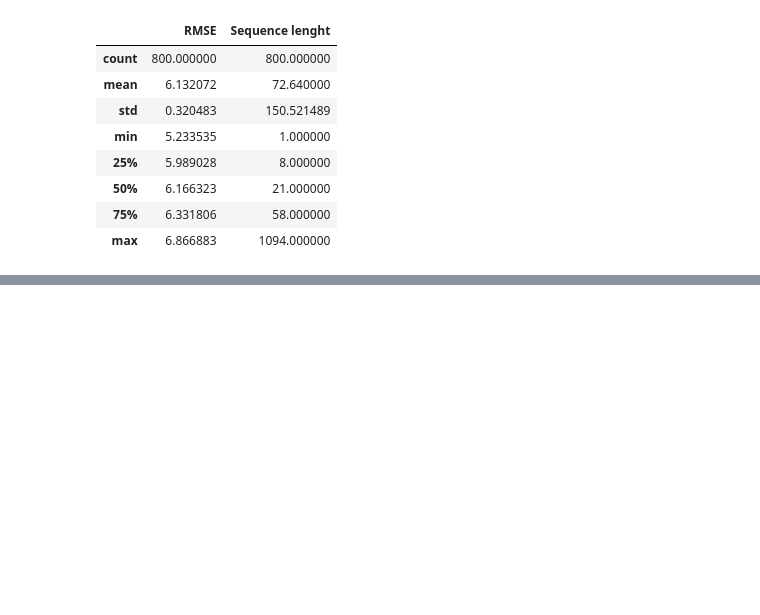
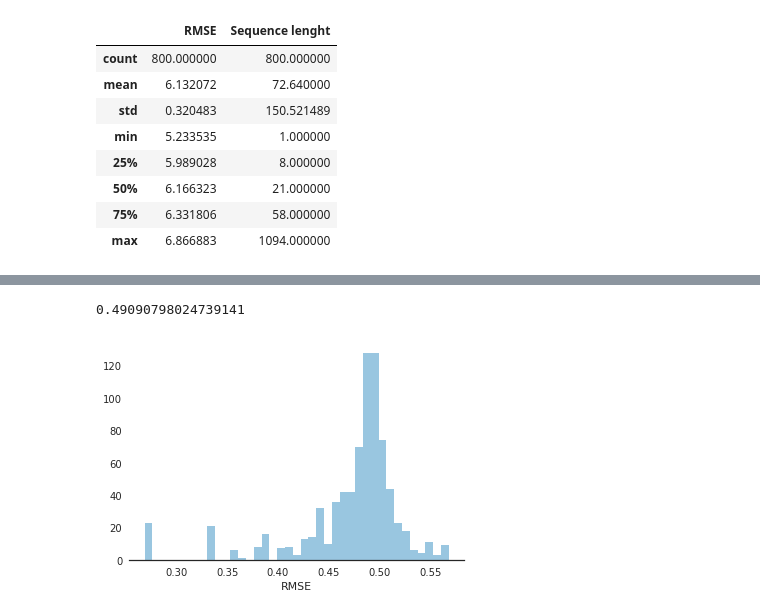
Before and after one commit to mit0110/knowledge_tracing, a Jupyter notebook: notebooks/Experiments with embeddings.ipynb, the cells around one changed output, grey strips where cells are left out. Drawn from its saved outputs; the diff is of its cells as text; code cells hidden in the pictures; blank space fills up the shorter version.

Commit message:
updating notebook results

```diff
--- a/notebooks/Experiments with embeddings.ipynb
+++ b/notebooks/Experiments with embeddings.ipynb
@@ -218,13 +220,6 @@ predictions[0][:2], predictions[1][:2]
         array([ 6.83344698,  6.83158588,  6.82088852,  6.83404636,  6.82681847,
          6.84047651,  6.81755447,  6.84057188,  6.84327412,  6.83389521,
          6.83670092,  6.82987022,  6.82458258])], dtype=object))
-# %%
-def get_rmse(true, predicted):
-    results = []
-    for true_sequence, predicted_sequence in zip(true, predicted):
-        results.append([metrics.mean_squared_error(true_sequence, 1-predicted_sequence)**0.5,
-                        true_sequence.shape[0]])
-    return pandas.DataFrame(results, columns=['RMSE', 'Sequence lenght'])
 # %%
 rmse_results = get_rmse(*predictions)
 # %%
@@ -244,0 +244,5 @@ rmse_results.describe()
+# %%
+test_prediction_file = '../../results/dkt_lstm/embeddings/predictions.p'
+
+with open(test_prediction_file, 'r') as prediction_file:
+    predictions = pickle.load(prediction_file)
@@ -244,0 +269,10 @@ rmse_results.describe()
+# %%
+rmse_results = get_rmse(*predictions)
+get_mean_rmse(*predictions)
+# %% [output]
+0.49090798024739141
+# %%
+seaborn.distplot(rmse_results.RMSE, kde=False)
+seaborn.despine(left=True)
+# %% [output]
+[figure, added]
```
Also changed, not shown: parts of 28 cells of this notebook, 1 other file.
